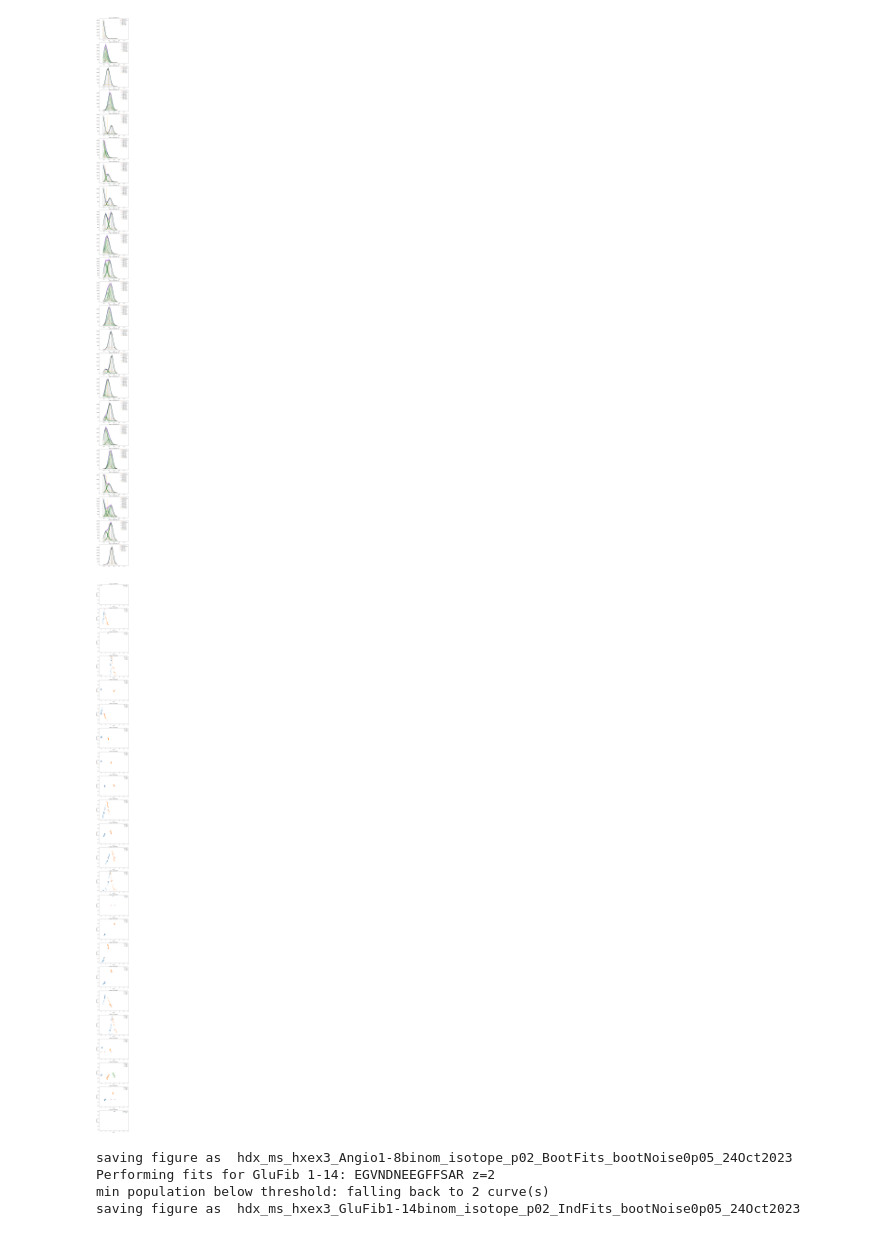
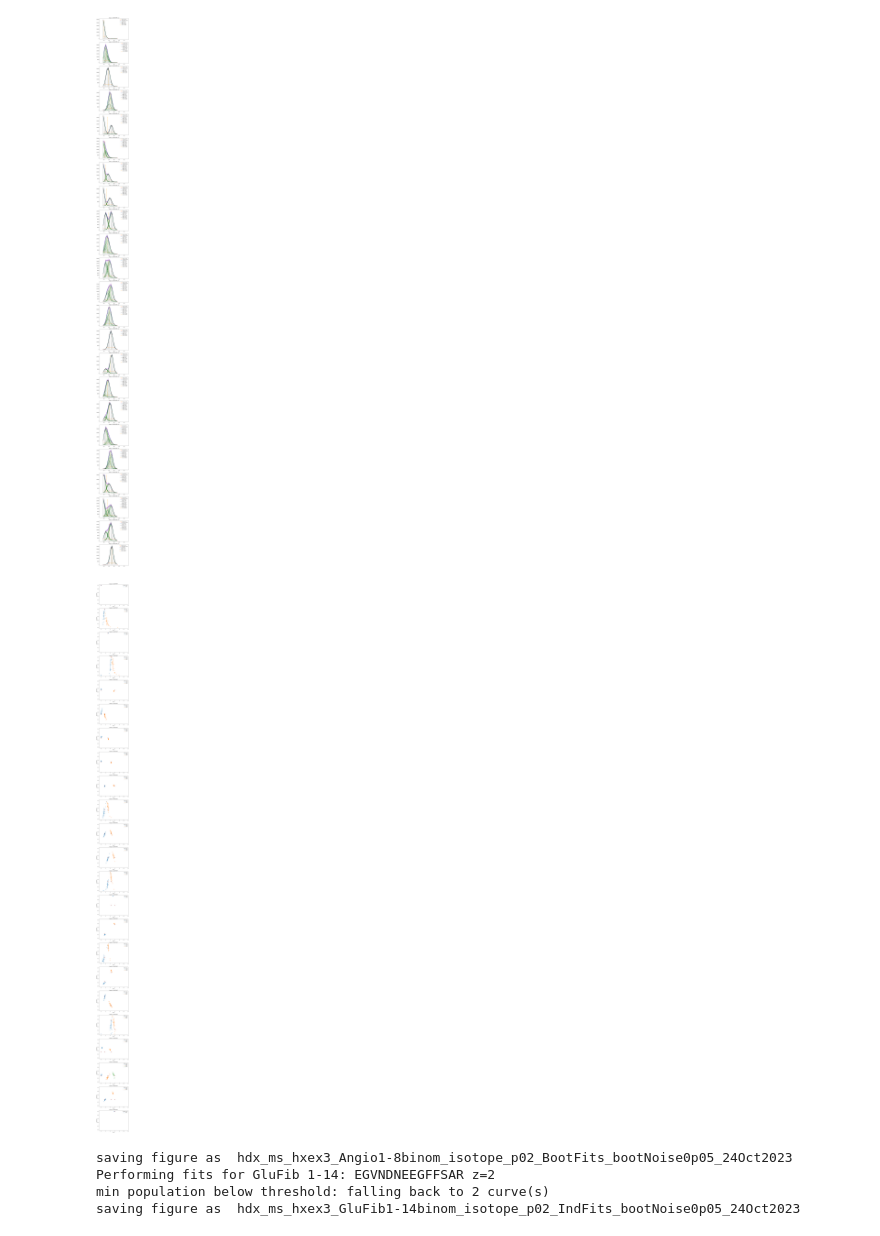
Before and after one commit to tuttlelm/pyHXExpress, a Jupyter notebook: hdx_ms_hxexpressformat_analysis_v3p1_allfracs.ipynb, the cells around one changed output. Cells and saved outputs as stored; diff of their text form; code cells hidden in the pictures.

Commit message:
average nm, frac on plots with error bars

```diff
--- a/hdx_ms_hxexpressformat_analysis_v3p1_allfracs.ipynb
+++ b/hdx_ms_hxexpressformat_analysis_v3p1_allfracs.ipynb
@@ -788,8 +790,14 @@ for hdx_sample in hx_files: #[0:1]: ##limiting files to test
                     else:
                         for n in range(best_n_curves):
                             nm = mus_array[:,n]*ns_array[:,n]*1/d_corr #apply correction based on TD-UN
+                            fracn = fracs_array[:,n]
+                            nm_avg = nm[fracn > pop_thresh].mean()
+                            nm_err = nm[fracn > pop_thresh].std()
+                            frac_avg = fracn[fracn > pop_thresh].mean()
+                            frac_err = fracn[fracn > pop_thresh].std()
                             #ax2[i,j-1].scatter(fracs_array[:,n],mus_array[:,n],label='pop'+str(n))
-                            ax2[i,j-1].scatter(nm,fracs_array[:,n],label='pop'+str(n))
+                            ax2[i,j-1].scatter(nm,fracs_array[:,n],label='pop'+str(n),alpha=0.6)
+                            ax2[i,j-1].errorbar(nm_avg,frac_avg,xerr=nm_err,yerr=frac_err,elinewidth=2,zorder=0)
                     if Test_Data:
                         for k in range(3):
                             s_nm = solution['fd'+str(k+1)][solution.time==timept].to_numpy()[0]/100*n_amides #this is #D uncorrected
@@ -861,35 +869,35 @@ for hdx_sample in hx_files: #[0:1]: ##limiting files to test
 
     if bootstrap:
         if y_err: yerr_name = 'bootNoise0p'+format(y_err,'.2f')[-2:]+'_'
         else: yerr_name = 'NoNoise_'
     else: yerr_name = ''
     try:
         figfile = 'hdx_ms_hxex3_'+sample+peptide_range+fitfunc_name+'_p'+format(int(ncurve_p_accept*100),'02d')+'_IndFits_'+yerr_name+date
         print("saving figure as ",figfile)
         fig.savefig(os.path.join(data_dir,figfile+'.pdf'),format='pdf',dpi=600)
         if svg: fig.savefig(os.path.join(data_dir,figfile+'.svg'),format='svg')
         if hide_figure_output: plt.close(fig)
         else: plt.show()
     except IOError as e:
         print (f"Could not save: {figfile} file is open")
 
 
     try:
         fig2file = 'hdx_ms_hxex3_'+sample+peptide_range+fitfunc_name+'_p'+format(int(ncurve_p_accept*100),'02d')+'_BootFits_'+yerr_name+date
         print("saving figure as ",fig2file)
         fig2.savefig(os.path.join(data_dir,fig2file+'.pdf'),format='pdf',dpi=600)
         if svg: fig2.savefig(os.path.join(data_dir,fig2file+'.svg'),format='svg')
         if hide_figure_output: plt.close(fig2)
         else: plt.show()
     except IOError as e:
         print (f"Could not save: {fig2file} file is open")
 
 fout.close()
 # %% [output]
 Performing fits for Angio 1-8: DRVYIHPF z=2
 saving figure as  hdx_ms_hxex3_Angio1-8binom_isotope_p02_IndFits_bootNoise0p05_24Oct2023
-[figure, old version]
+[figure, new version]
-[figure, old version]
+[figure, new version]
 saving figure as  hdx_ms_hxex3_Angio1-8binom_isotope_p02_BootFits_bootNoise0p05_24Oct2023
 Performing fits for GluFib 1-14: EGVNDNEEGFFSAR z=2
 min population below threshold: falling back to 2 curve(s)
```
Also changed, not shown: parts of 4 cells of this notebook.
